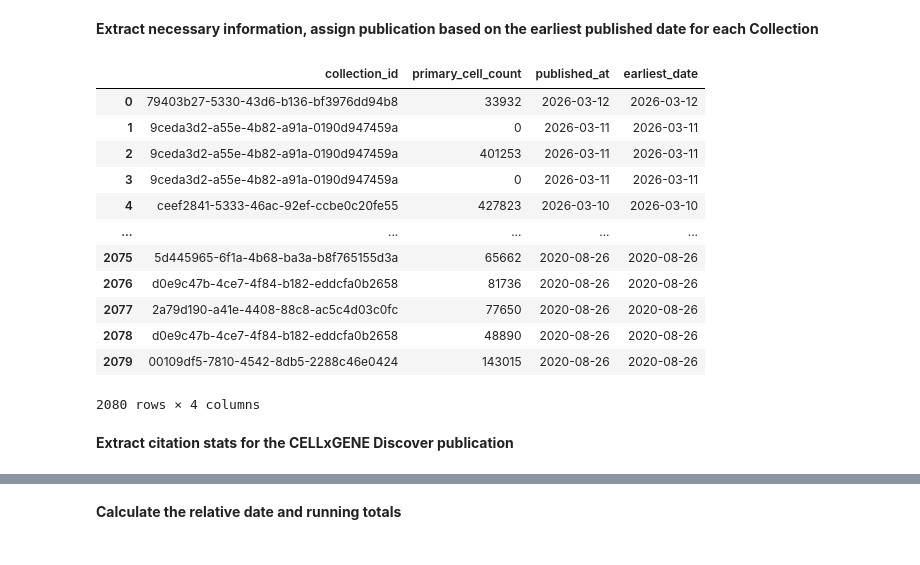
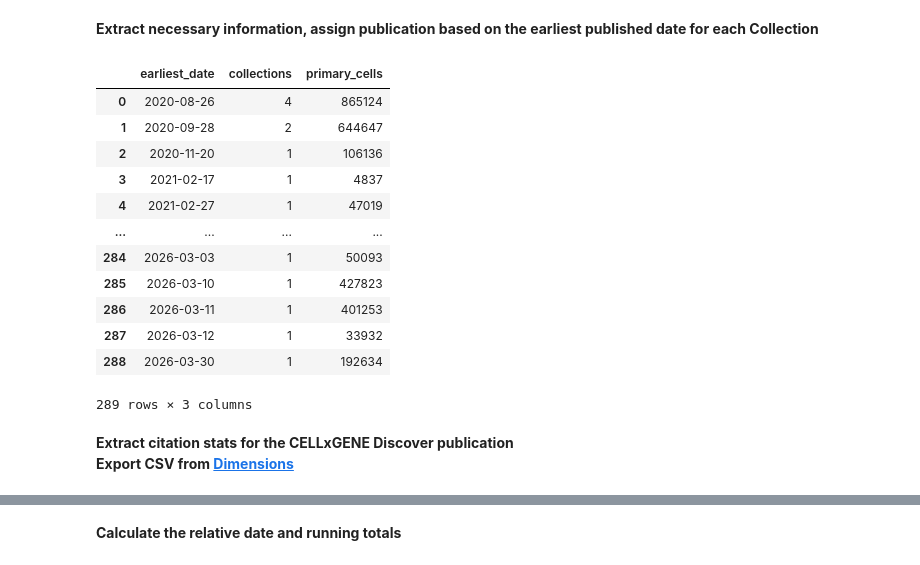
Before and after one commit to Lattice-Data/lattice-tools, a Jupyter notebook: cellxgene_resources/collab_submissions_pub/Figure1_corpus_growth.ipynb, the cells around one changed output, grey strips where cells are left out. Cells and saved outputs as stored; diff of their text form; code cells hidden in the pictures.

Commit message:
update cited by to dimensions, add preprint release marker to plot, split A and B plots, etc

```diff
--- a/cellxgene_resources/collab_submissions_pub/Figure1_corpus_growth.ipynb
+++ b/cellxgene_resources/collab_submissions_pub/Figure1_corpus_growth.ipynb
@@ -15,28 +15,33 @@ datasets = r.json()
 # %% [markdown]
 **Extract necessary information, assign publication based on the earliest published date for each Collection**
 # %%
-df = pd.DataFrame(datasets)[['collection_id','primary_cell_count','published_at']]
-df['published_at'] = pd.to_datetime(df['published_at']).dt.date
+datasets_df = pd.DataFrame(datasets)[['collection_id','primary_cell_count','published_at']]
+datasets_df['published_at'] = pd.to_datetime(datasets_df['published_at']).dt.date
 
-collection_earliest = df.groupby('collection_id')['published_at'].min().reset_index()
+collection_earliest = datasets_df.groupby('collection_id')['published_at'].min().reset_index()
 collection_earliest.columns = ['collection_id', 'earliest_date']
 
-df = df.merge(collection_earliest, on='collection_id')
-df
+result = datasets_df.merge(collection_earliest, on='collection_id')
+result = result.groupby('earliest_date').agg(
+    collections=('collection_id', 'nunique'),
+    primary_cells=('primary_cell_count', 'sum')
+).reset_index()
+result
 # %% [output]
-|  | collection_id | primary_cell_count | published_at | earliest_date |
-| 0 | 79403b27-5330-43d6-b136-bf3976dd94b8 | 33932 | 2026-03-12 | 2026-03-12 |
-| 1 | 9ceda3d2-a55e-4b82-a91a-0190d947459a | 0 | 2026-03-11 | 2026-03-11 |
-| 2 | 9ceda3d2-a55e-4b82-a91a-0190d947459a | 401253 | 2026-03-11 | 2026-03-11 |
-| 3 | 9ceda3d2-a55e-4b82-a91a-0190d947459a | 0 | 2026-03-11 | 2026-03-11 |
-| 4 | ceef2841-5333-46ac-92ef-ccbe0c20fe55 | 427823 | 2026-03-10 | 2026-03-10 |
-| ... | ... | ... | ... | ... |
-| 2075 | 5d445965-6f1a-4b68-ba3a-b8f765155d3a | 65662 | 2020-08-26 | 2020-08-26 |
-| 2076 | d0e9c47b-4ce7-4f84-b182-eddcfa0b2658 | 81736 | 2020-08-26 | 2020-08-26 |
-| 2077 | 2a79d190-a41e-4408-88c8-ac5c4d03c0fc | 77650 | 2020-08-26 | 2020-08-26 |
-| 2078 | d0e9c47b-4ce7-4f84-b182-eddcfa0b2658 | 48890 | 2020-08-26 | 2020-08-26 |
-| 2079 | 00109df5-7810-4542-8db5-2288c46e0424 | 143015 | 2020-08-26 | 2020-08-26 |
+|  | earliest_date | collections | primary_cells |
+| 0 | 2020-08-26 | 4 | 865124 |
+| 1 | 2020-09-28 | 2 | 644647 |
+| 2 | 2020-11-20 | 1 | 106136 |
+| 3 | 2021-02-17 | 1 | 4837 |
+| 4 | 2021-02-27 | 1 | 47019 |
+| ... | ... | ... | ... |
+| 284 | 2026-03-03 | 1 | 50093 |
+| 285 | 2026-03-10 | 1 | 427823 |
+| 286 | 2026-03-11 | 1 | 401253 |
+| 287 | 2026-03-12 | 1 | 33932 |
+| 288 | 2026-03-30 | 1 | 192634 |
-2080 rows × 4 columns
+289 rows × 3 columns
 # %% [markdown]
-**Extract citation stats for the CELLxGENE Discover publication**
+**Extract citation stats for the CELLxGENE Discover publication**\
+**Export CSV from [Dimensions](https://app.dimensions.ai/discover/publication?or_subset_publication_citations=pub.1182803254)**
 # %%
```
Also changed, not shown: parts of 6 cells of this notebook.
